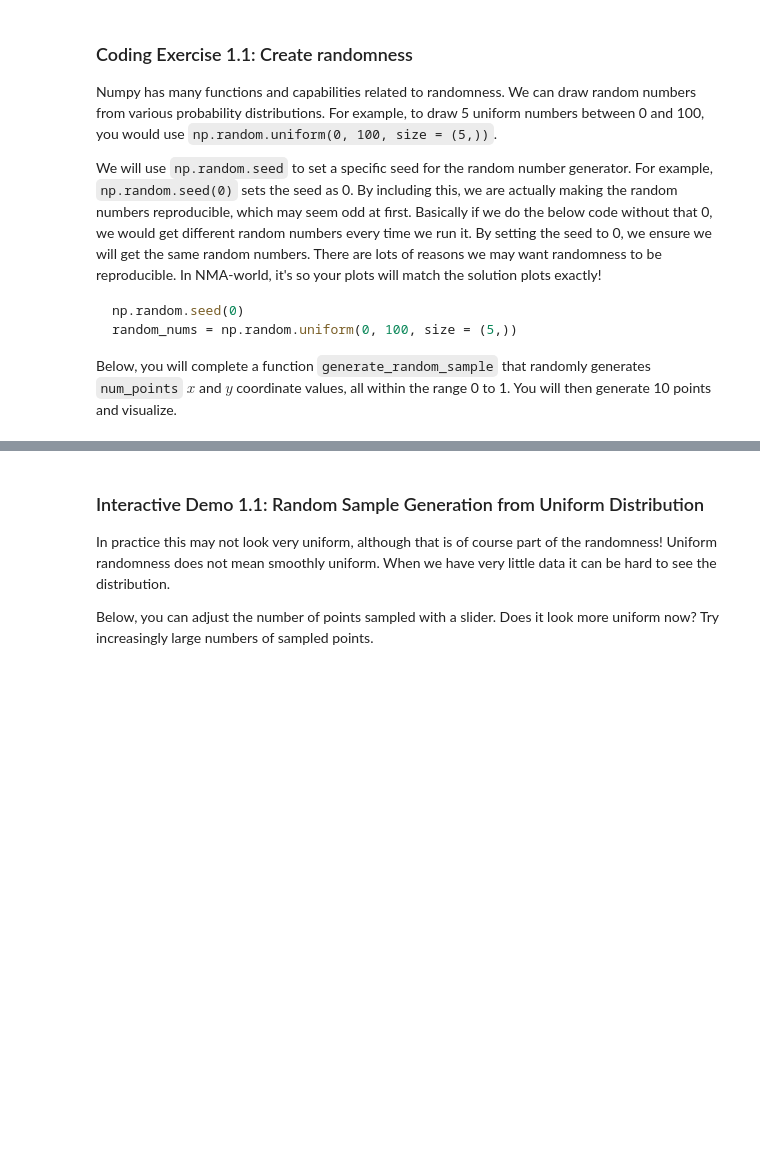
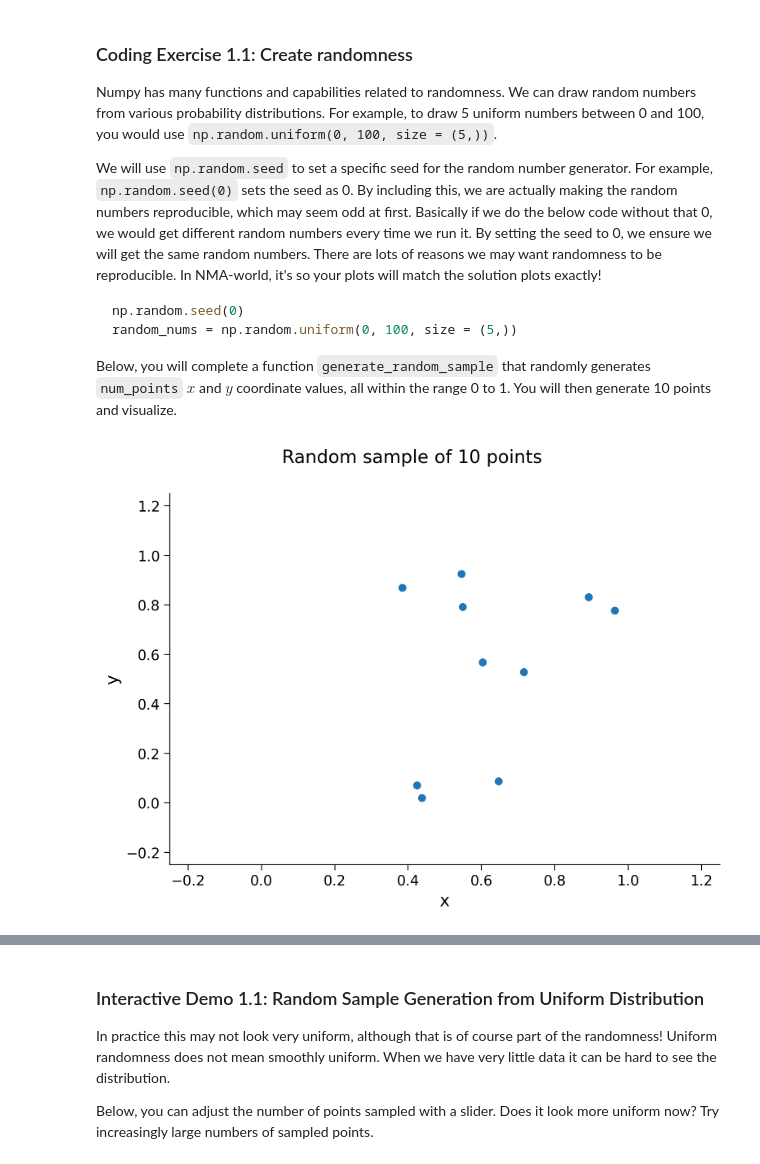
Before and after one commit to moumengabir/COGS108_Repo, a Jupyter notebook: tutorials/W0D5_Statistics/student/W0D5_Tutorial1.ipynb, the cells around one changed output, grey strips where cells are left out. Cells and saved outputs as stored; diff of their text form; code cells hidden in the pictures; blank space fills up the shorter version.

```diff
--- a/tutorials/W0D5_Statistics/student/W0D5_Tutorial1.ipynb
+++ b/tutorials/W0D5_Statistics/student/W0D5_Tutorial1.ipynb
@@ -265,36 +269,38 @@ def generate_random_sample(num_points):
   Args:
     num_points (int): number of points desired in random sample
 
   Returns:
     dataX, dataY (ndarray, ndarray): arrays of size (num_points,) containing x
     and y coordinates of sampled points
 
   """
 
   ###################################################################
   ## TODO for students: Draw the uniform numbers
   ## Fill out the following then remove
-  raise NotImplementedError("Student exercise: need to complete generate_random_sample")
+  # raise NotImplementedError("Student exercise: need to complete generate_random_sample")
   ###################################################################
 
   # Generate desired number of points uniformly between 0 and 1 (using uniform) for
   #     both x and y
-  dataX = ...
-  dataY = ...
+  dataX = np.random.uniform(0,1, size = (num_points,))
+  dataY = np.random.uniform(0,1, size = (num_points,))
 
   return dataX, dataY
 
 # Set a seed
 np.random.seed(0)
 
 # Set number of points to draw
 num_points = 10
 
 # Draw random points
 dataX, dataY = generate_random_sample(num_points)
 
 # Visualize
 plot_random_sample(dataX, dataY, "Random sample of 10 points")
+# %% [output]
+[figure, added]
 # %% [markdown]
 [*Click for solution*](https://github.com/NeuromatchAcademy/precourse/tree/main/tutorials/W0D5_Statistics/solutions/W0D5_Tutorial1_Solution_0e972635.py)
 
```
Also changed, not shown: parts of 7 cells of this notebook.
